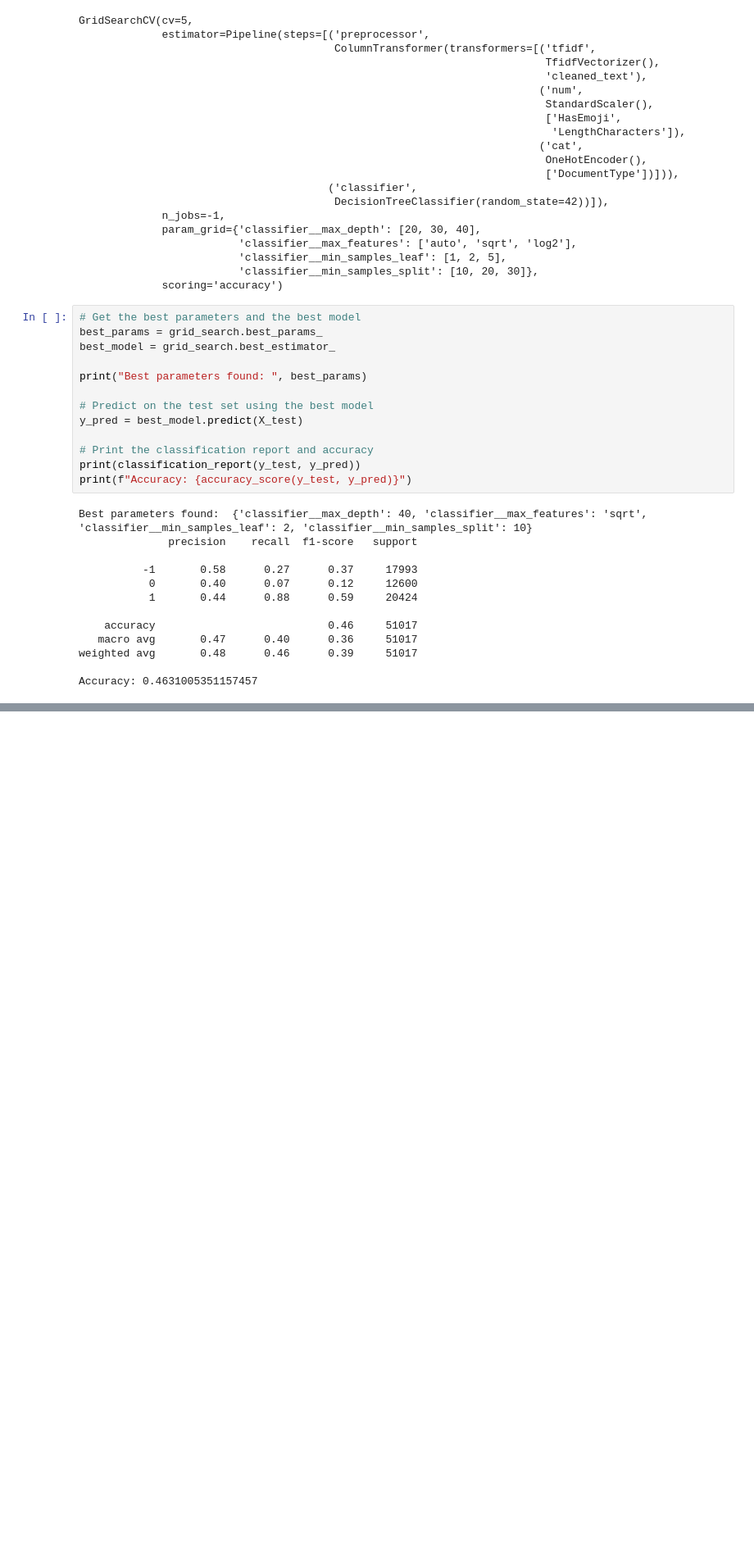
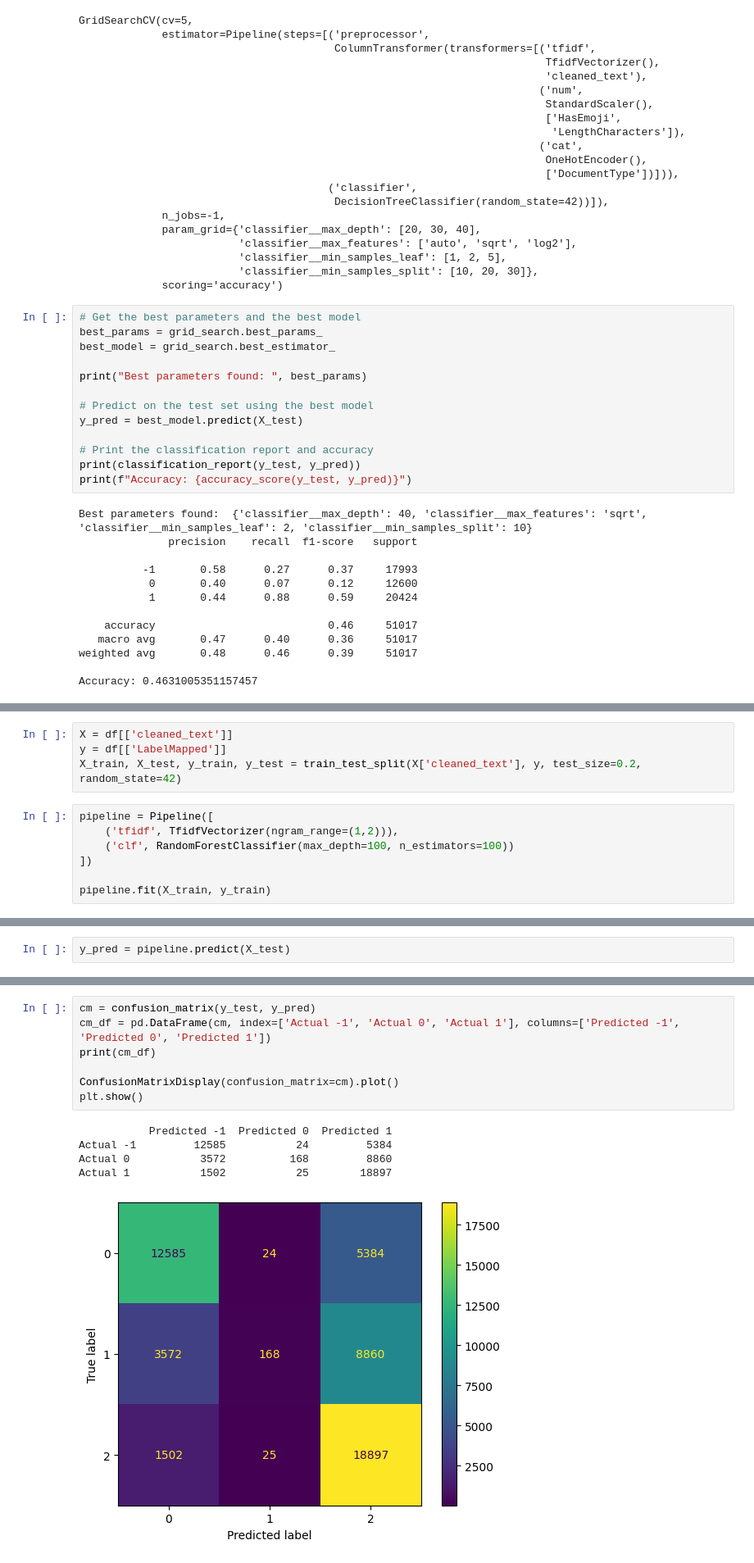
Before and after one commit to 14344ahmadi/Data-Science-Project, a Jupyter notebook: decision_tree.ipynb, the cells around one changed output, grey strips where cells are left out. Shown at 82% size. Cells and saved outputs as stored; diff of their text form; blank space fills up the shorter version.

```diff
--- a/decision_tree.ipynb
+++ b/decision_tree.ipynb
@@ -193,0 +203,11 @@ Accuracy: 0.4631005351157457
+# %%
+X = df[['cleaned_text']]
+y = df[['LabelMapped']]
+X_train, X_test, y_train, y_test = train_test_split(X['cleaned_text'], y, test_size=0.2, random_state=42)
+# %%
+pipeline = Pipeline([
+    ('tfidf', TfidfVectorizer(ngram_range=(1,2))),
+    ('clf', RandomForestClassifier(max_depth=100, n_estimators=100))
+])
+
+pipeline.fit(X_train, y_train)
@@ -193,0 +217,2 @@ Accuracy: 0.4631005351157457
+# %%
+y_pred = pipeline.predict(X_test)
@@ -193,0 +235,13 @@ Accuracy: 0.4631005351157457
+# %%
+cm = confusion_matrix(y_test, y_pred)
+cm_df = pd.DataFrame(cm, index=['Actual -1', 'Actual 0', 'Actual 1'], columns=['Predicted -1', 'Predicted 0', 'Predicted 1'])
+print(cm_df)
+
+ConfusionMatrixDisplay(confusion_matrix=cm).plot()
+plt.show()
+# %% [output]
+           Predicted -1  Predicted 0  Predicted 1
+Actual -1         12585           24         5384
+Actual 0           3572          168         8860
+Actual 1           1502           25        18897
+[figure, added]
```
Also changed, not shown: parts of 6 cells of this notebook, 2 other files.
